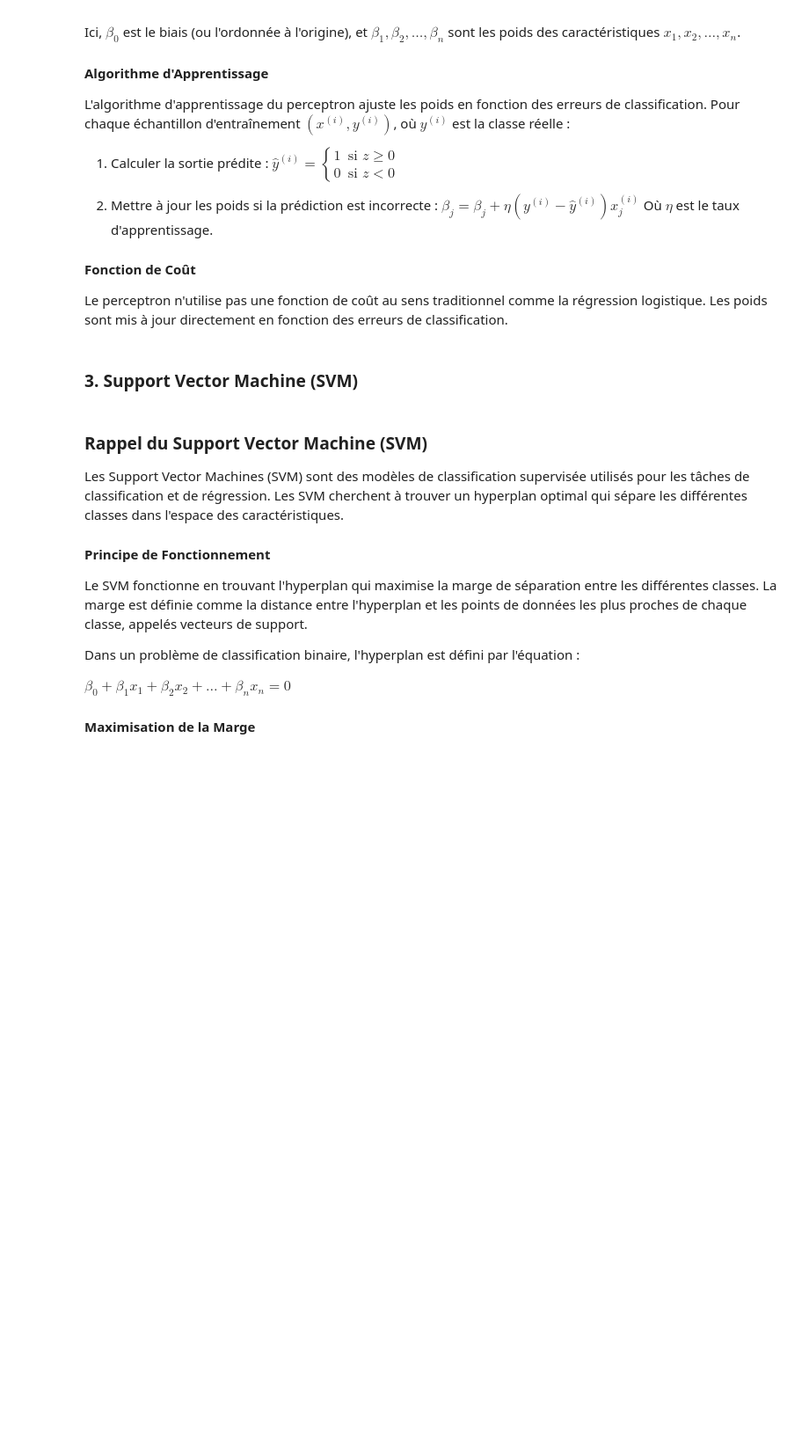
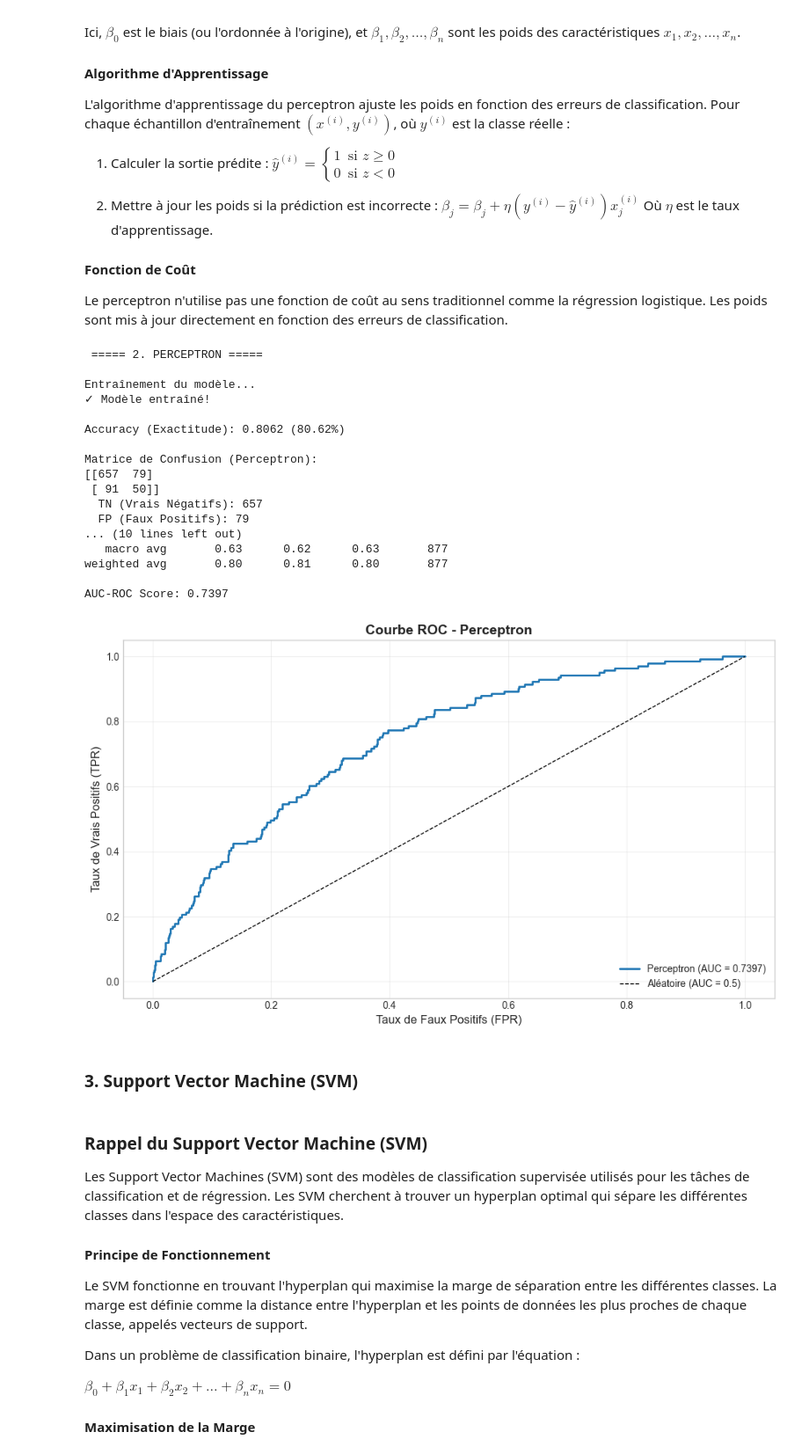
Before and after one commit to unitealfa/algo-de-pr-diction, a Jupyter notebook: HumanForYou_attrition_analysis.ipynb, the cells around one changed output. Shown at 88% size. Drawn from its saved outputs; the diff is of its cells as text; code cells hidden in the pictures; blank space fills up the shorter version.

```diff
--- a/HumanForYou_attrition_analysis.ipynb
+++ b/HumanForYou_attrition_analysis.ipynb
@@ -866,6 +939,86 @@ Où $\eta$ est le taux d'apprentissage.
 #### Fonction de Coût
 
 Le perceptron n'utilise pas une fonction de coût au sens traditionnel comme la régression logistique. Les poids sont mis à jour directement en fonction des erreurs de classification.
+# %%
+# Import des librairies nécessaires
+from sklearn.linear_model import Perceptron
+from sklearn.metrics import confusion_matrix, classification_report, roc_auc_score, roc_curve, accuracy_score
+import matplotlib.pyplot as plt
+
+print(' ===== 2. PERCEPTRON =====')
+print()
+
+# Initialisation et entraînement du modèle
+# Note: Le Perceptron est un algorithme linéaire simple.
+perceptron = Perceptron(max_iter=1000, random_state=42, eta0=1.0)
+print('Entraînement du modèle...')
+perceptron.fit(X_train_processed, y_train)
+print('✓ Modèle entraîné!')
+print()
+
+# Prédictions sur l'ensemble de test
+y_pred_perceptron = perceptron.predict(X_test_processed)
+
+# Note: Le Perceptron ne fournit pas de probabilités (predict_proba).
+# On utilise decision_function pour avoir un "score" de confiance pour la courbe ROC.
+y_score_perceptron = perceptron.decision_function(X_test_processed)
+
+# Calcul de l'exactitude (accuracy)
+accuracy_perceptron = accuracy_score(y_test, y_pred_perceptron)
+print(f'Accuracy (Exactitude): {accuracy_perceptron:.4f} ({accuracy_perceptron*100:.2f}%)')
+print()
+
+# Matrice de confusion
+conf_matrix_perceptron = confusion_matrix(y_test, y_pred_perceptron)
+print('Matrice de Confusion (Perceptron):')
+print(conf_matrix_perceptron)
+print(f'  TN (Vrais Négatifs): {conf_matrix_perceptron[0,0]}')
+print(f'  FP (Faux Positifs): {conf_matrix_perceptron[0,1]}')
+print(f'  FN (Faux Négatifs): {conf_matrix_perceptron[1,0]}')
+print(f'  TP (Vrais Positifs): {conf_matrix_perceptron[1,1]}')
+print()
+
+# Rapport de classification
+print('Rapport de Classification (Perceptron):')
+print(classification_report(y_test, y_pred_perceptron, target_names=['No Attrition', 'Attrition']))
+
+# AUC-ROC
+roc_auc_perceptron = roc_auc_score(y_test, y_score_perceptron)
+print(f'AUC-ROC Score: {roc_auc_perceptron:.4f}')
+print()
+
+# Courbe ROC
+fpr_perceptron, tpr_perceptron, thresholds_perceptron = roc_curve(y_test, y_score_perceptron)
+
+plt.figure(figsize=(10, 6))
+plt.plot(fpr_perceptron, tpr_perceptron, linewidth=2, label=f'Perceptron (AUC = {roc_auc_perceptron:.4f})')
+plt.plot([0, 1], [0, 1], 'k--', linewidth=1, label='Aléatoire (AUC = 0.5)')
+plt.xlabel('Taux de Faux Positifs (FPR)', fontsize=12)
+plt.ylabel('Taux de Vrais Positifs (TPR)', fontsize=12)
+plt.title('Courbe ROC - Perceptron', fontsize=14, fontweight='bold')
+plt.legend(loc='lower right', fontsize=10)
+plt.grid(True, alpha=0.3)
+plt.tight_layout()
+plt.show()
+# %% [output]
+ ===== 2. PERCEPTRON =====
+
+Entraînement du modèle...
+✓ Modèle entraîné!
+
+Accuracy (Exactitude): 0.8062 (80.62%)
+
+Matrice de Confusion (Perceptron):
+[[657  79]
+ [ 91  50]]
+  TN (Vrais Négatifs): 657
+  FP (Faux Positifs): 79
+... (10 lines left out)
+   macro avg       0.63      0.62      0.63       877
+weighted avg       0.80      0.81      0.80       877
+
+AUC-ROC Score: 0.7397
+[figure, added]
 # %% [markdown]
 ### 3. Support Vector Machine (SVM)
 # %% [markdown]
```
Also changed, not shown: parts of 13 cells of this notebook.
